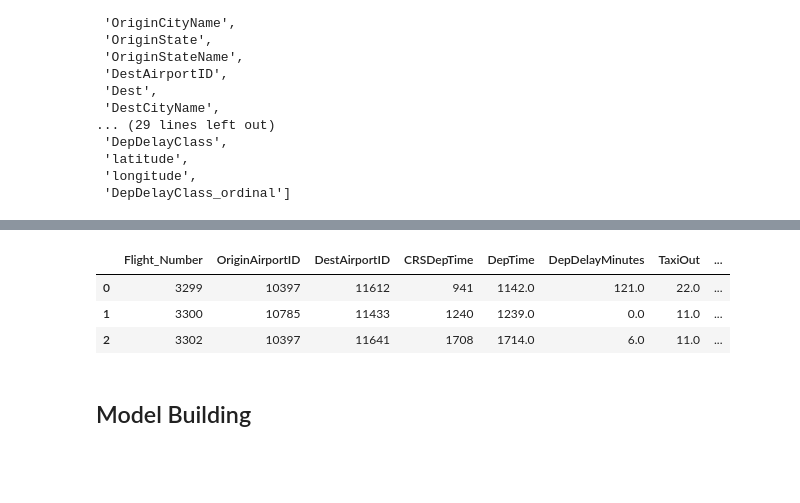
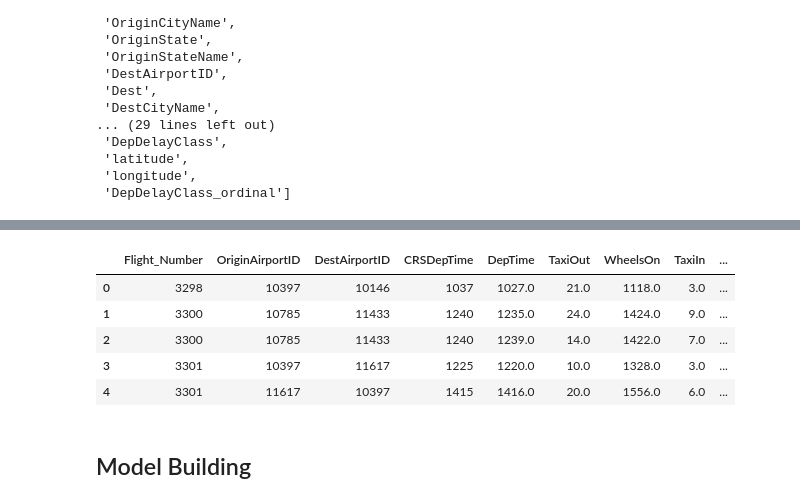
Before and after one commit to georgetown-analytics/team-3, a Jupyter notebook: flight_model/notebooks/ML/ml_flight_data_20182022.ipynb, the cells around one changed output, grey strips where cells are left out. Drawn from its saved outputs; the diff is of its cells as text; code cells hidden in the pictures; blank space fills up the shorter version.

```diff
--- a/flight_model/notebooks/ML/ml_flight_data_20182022.ipynb
+++ b/flight_model/notebooks/ML/ml_flight_data_20182022.ipynb
@@ -92,12 +103,18 @@ def airline_mapping(df_flights):
 ##########Flight Status Categories####################
 ###############DepDelayGroups#########################
 # Departure Delay intervals until 180 mins
+# def DepDelay_Class(df_flights):
+#     df_flights["DepDelayClass"] = None
+#     df_flights.loc[df_flights["DepDelayMinutes"] <= 15, "DepDelayClass"] = "OnTime"
+#     df_flights.loc[(df_flights["DepDelayMinutes"] > 15) & (df_flights["DepDelayMinutes"] <= 45), "DepDelayClass"] = "Delay15_45"
+#     df_flights.loc[(df_flights["DepDelayMinutes"] > 45), "DepDelayClass"] = "Delay45_180"
+#     df_flights.loc[(df_flights["Cancelled"] > 0), "DepDelayClass"] = "Cancelled"
+#     return df_flights
+
 def DepDelay_Class(df_flights):
     df_flights["DepDelayClass"] = None
-    df_flights.loc[df_flights["DepDelayMinutes"] <= 15, "DepDelayClass"] = "OnTime"
-    df_flights.loc[(df_flights["DepDelayMinutes"] > 15) & (df_flights["DepDelayMinutes"] <= 45), "DepDelayClass"] = "Delay15_45"
-    df_flights.loc[(df_flights["DepDelayMinutes"] > 45), "DepDelayClass"] = "Delay45_180"
-    df_flights.loc[(df_flights["Cancelled"] > 0), "DepDelayClass"] = "Cancelled"
+    df_flights.loc[df_flights["DepDelayMinutes"] <= 0.5, "DepDelayClass"] = "OnTime"
+    df_flights.loc[(df_flights["DepDelayMinutes"] > 0.5), "DepDelayClass"] = "Delayed"
     return df_flights
 
 def tweak_df_flights(df_flights):
@@ -205,11 +222,15 @@ memory usage: 54.7 MB
 # Handling Ordinal Categorical Variables [Label Encoding]
 # assign the feature with ranks [Ordinal numbering encoding (Label Encoding)]
 # engineer categorical variable by ordinal number replacement
+# DepDelayClass_mapping = {
+#     'OnTime': '1',
+#     'Delay15_45': '2',
+#     'Delay45_180': '3',
+#     'Cancelled': '4',
+#     }
 DepDelayClass_mapping = {
-    'OnTime': '1',
-    'Delay15_45': '2',
-    'Delay45_180': '3',
-    'Cancelled': '4',
+    'OnTime': '0',
+    'Delayed': '1'
     }
 
 df_flights["DepDelayClass_ordinal"] = df_flights.DepDelayClass.map(DepDelayClass_mapping)
@@ -288,7 +329,7 @@ ml_cols = [
     'DepTime',
     #'DepDelay',
     #'DepDel15',
-    'DepDelayMinutes',
+    #'DepDelayMinutes',
     #'DepTimeBlk',
     'TaxiOut',
     'WheelsOn',
@@ -298,7 +339,7 @@ ml_cols = [
     #'ArrDelayMinutes',
     #'ArrDel15',
     #'ArrTimeBlk',
-    'Cancelled',
+    #'Cancelled',
     #'CancellationCode',
     #'Diverted',
     'CRSElapsedTime',
@@ -313,8 +354,8 @@ ml_cols = [
     'TotalAddGTime',
     #'latitude',
     #'longitude',
-    'DepDelayClass',
-    #'DepDelayClass_ordinal'
+    #'DepDelayClass',
+    'DepDelayClass_ordinal'
     ]
 
 df_flights_2= df_flights[ml_cols]
@@ -327,4 +368,6 @@ Index(['Flight_Number', 'OriginAirportID', 'DestAirportID', 'CRSDepTime',
       dtype='object')
+# %%
+df_flights_2 = df_flights_2[df_flights_2["DepDelayClass_ordinal"].notna()]
 # %%
 df_flights_2.info()
 # %% [output]
@@ -348,7 +391,9 @@ memory usage: 23.0 MB
 # %%
-df_flights_2.head(3)
+df_flights_2.head()
 # %% [output]
-|  | Flight_Number | OriginAirportID | DestAirportID | CRSDepTime | DepTime | DepDelayMinutes | TaxiOut | ... |
-| 0 | 3299 | 10397 | 11612 | 941 | 1142.0 | 121.0 | 22.0 | ... |
-| 1 | 3300 | 10785 | 11433 | 1240 | 1239.0 | 0.0 | 11.0 | ... |
-| 2 | 3302 | 10397 | 11641 | 1708 | 1714.0 | 6.0 | 11.0 | ... |
+|  | Flight_Number | OriginAirportID | DestAirportID | CRSDepTime | DepTime | TaxiOut | WheelsOn | TaxiIn | ... |
+| 0 | 3298 | 10397 | 10146 | 1037 | 1027.0 | 21.0 | 1118.0 | 3.0 | ... |
+| 1 | 3300 | 10785 | 11433 | 1240 | 1235.0 | 24.0 | 1424.0 | 9.0 | ... |
+| 2 | 3300 | 10785 | 11433 | 1240 | 1239.0 | 14.0 | 1422.0 | 7.0 | ... |
+| 3 | 3301 | 10397 | 11617 | 1225 | 1220.0 | 10.0 | 1328.0 | 3.0 | ... |
+| 4 | 3301 | 11617 | 10397 | 1415 | 1416.0 | 20.0 | 1556.0 | 6.0 | ... |
```
Also changed, not shown: parts of 26 cells of this notebook.
